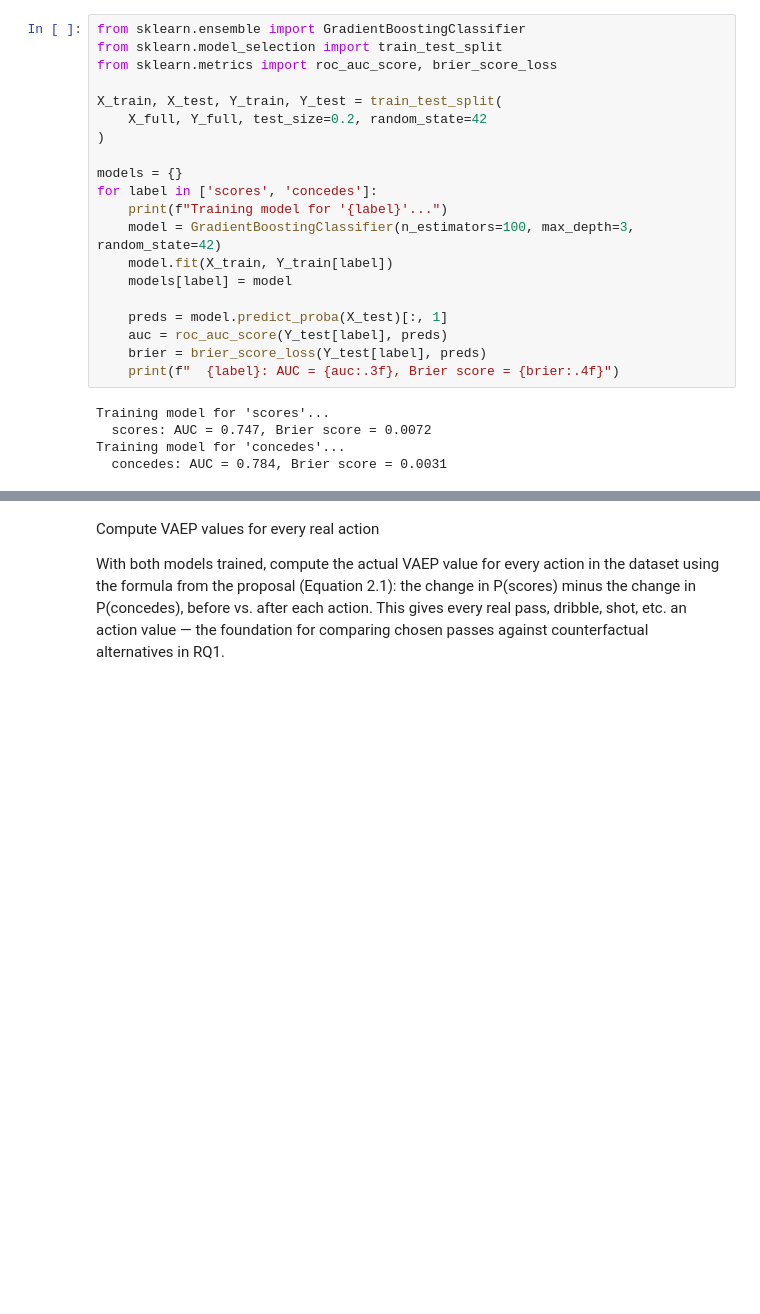
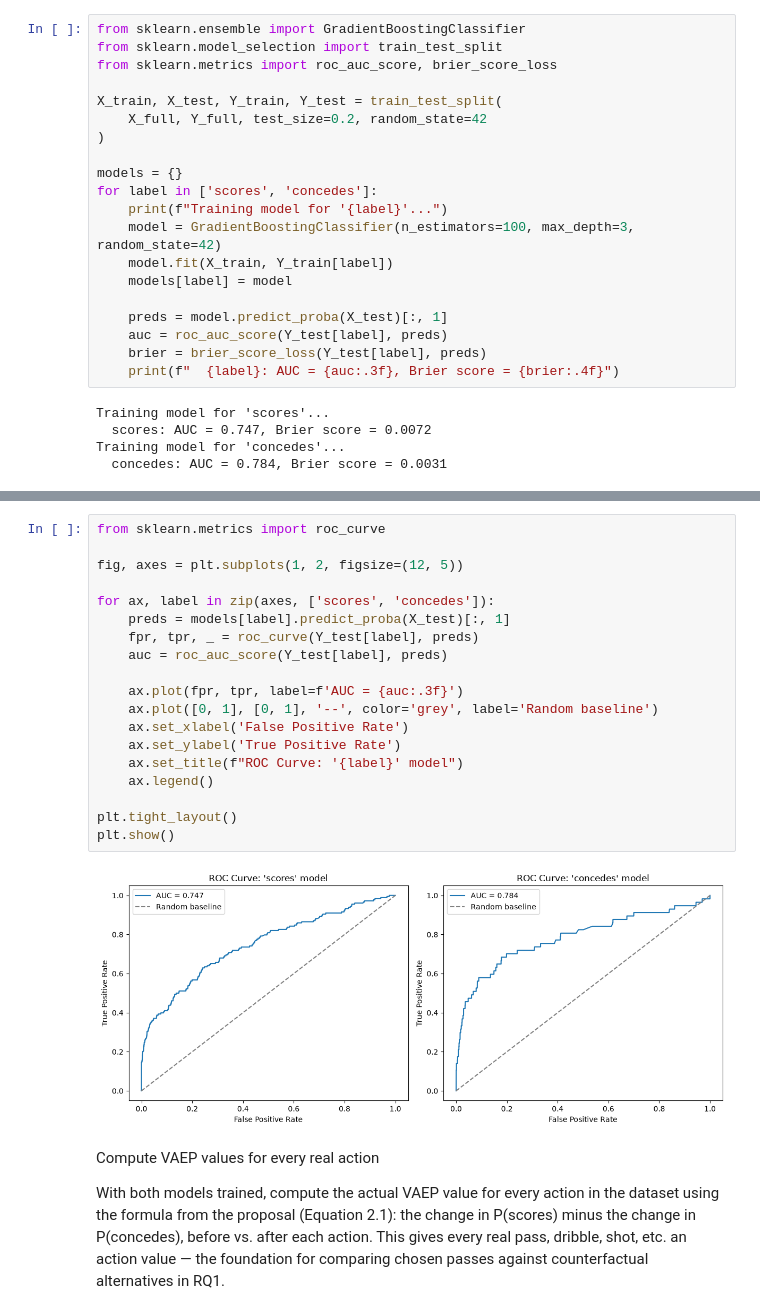
Before and after one commit to Raeesa12/perception-aware-passing-in-football, a Jupyter notebook: notebooks/setup_euro2024.ipynb, the cells around one changed output, grey strips where cells are left out. Drawn from its saved outputs; the diff is of its cells as text; blank space fills up the shorter version.

```diff
--- a/notebooks/setup_euro2024.ipynb
+++ b/notebooks/setup_euro2024.ipynb
@@ -757,3 +719,24 @@ Training model for 'concedes'...
+# %%
+from sklearn.metrics import roc_curve
+
+fig, axes = plt.subplots(1, 2, figsize=(12, 5))
+
+for ax, label in zip(axes, ['scores', 'concedes']):
+    preds = models[label].predict_proba(X_test)[:, 1]
+    fpr, tpr, _ = roc_curve(Y_test[label], preds)
+    auc = roc_auc_score(Y_test[label], preds)
+
+    ax.plot(fpr, tpr, label=f'AUC = {auc:.3f}')
+    ax.plot([0, 1], [0, 1], '--', color='grey', label='Random baseline')
+    ax.set_xlabel('False Positive Rate')
+    ax.set_ylabel('True Positive Rate')
+    ax.set_title(f"ROC Curve: '{label}' model")
+    ax.legend()
+
+plt.tight_layout()
+plt.show()
+# %% [output]
+[figure, added]
 # %% [markdown]
 Compute VAEP values for every real action
 
```
Also changed, not shown: parts of 22 cells of this notebook.
